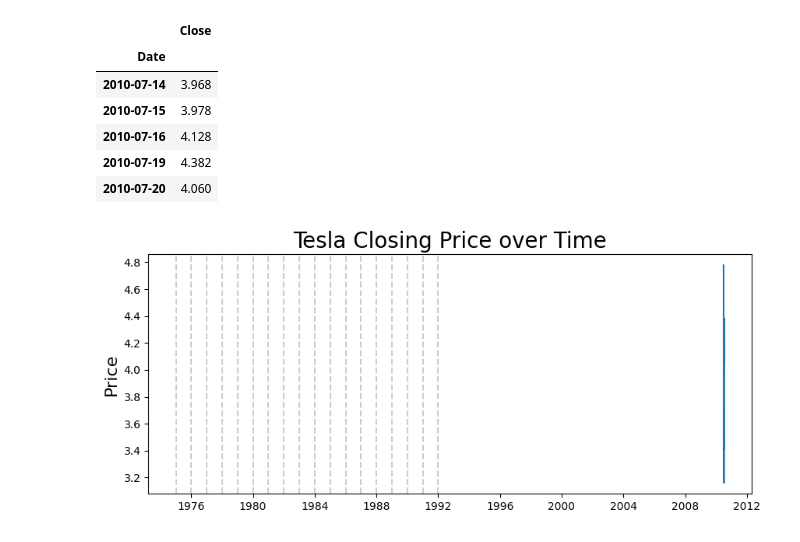
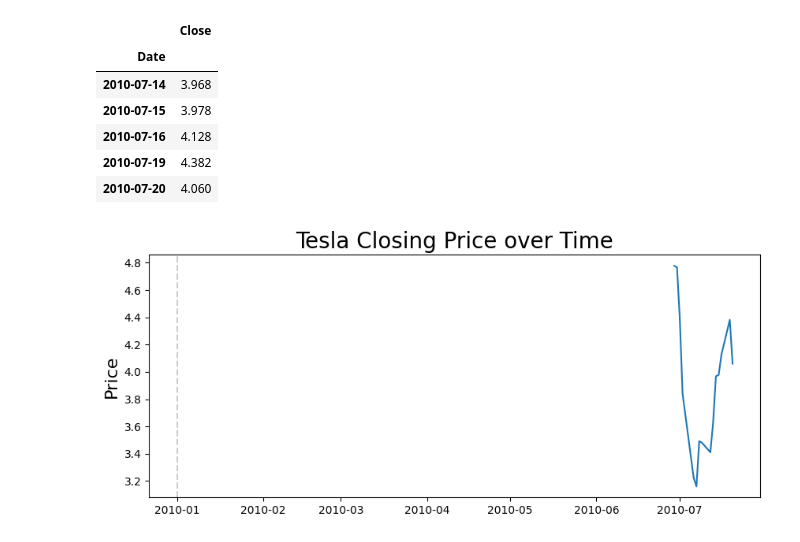
Before and after one commit to KomangAndika/Time-Series, a Jupyter notebook: acf-pacf.ipynb, the cells around one changed output. Drawn from its saved outputs; the diff is of its cells as text; code cells hidden in the pictures.

```diff
--- a/acf-pacf.ipynb
+++ b/acf-pacf.ipynb
@@ -107,9 +114,17 @@ df.tail()
 # %%
 plt.figure(figsize=(10,4))
 plt.plot(df['Close'])
 plt.title('Tesla Closing Price over Time', fontsize=20)
 plt.ylabel('Price', fontsize=16)
-for year in range(2010-6-29,2020-7-20):
-    plt.axvline(pd.to_datetime(str(year)+'-01-01'), color='k', linestyle='--', alpha=0.2)
+
+# Specify the date range as strings
+start_date = '2010-06-29'
+end_date = '2010-07-20'
+
+# Generate vertical lines at the beginning of each year within the specified date range
+for year in range(pd.to_datetime(start_date).year, pd.to_datetime(end_date).year + 1):
+    plt.axvline(pd.to_datetime(str(year) + '-01-01'), color='k', linestyle='--', alpha=0.2)
+
+plt.show()
 # %% [output]
-[figure, old version]
+[figure, new version]
```
Also changed, not shown: parts of 4 cells of this notebook.
